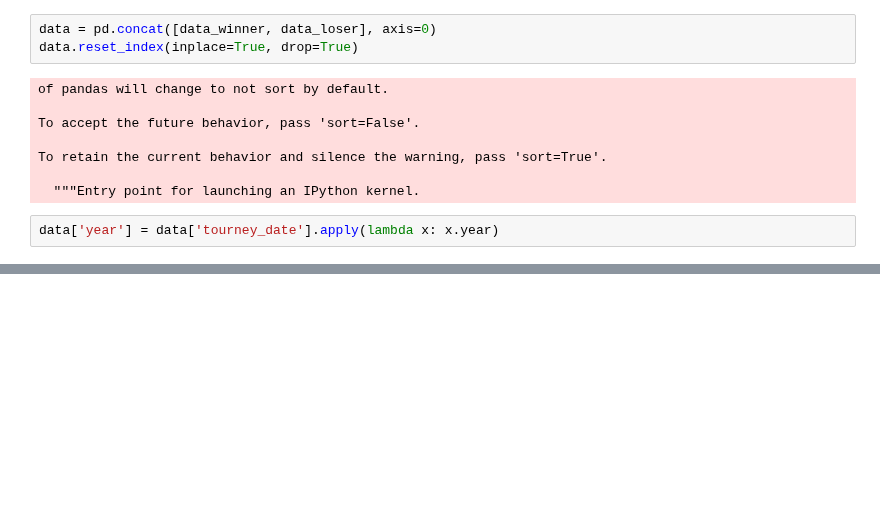
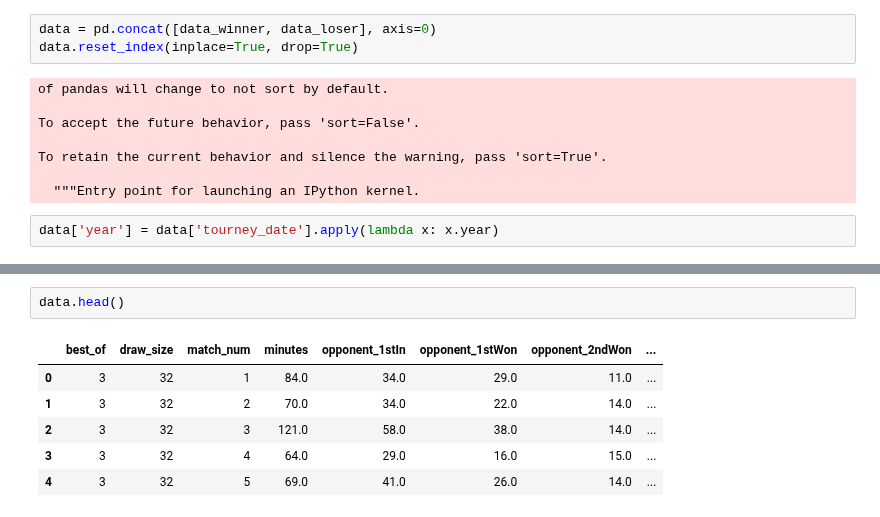
Before and after one commit to CesarRoaldes/tennis_match_time, a Jupyter notebook: base.ipynb, the cells around one changed output, grey strips where cells are left out. Drawn from its saved outputs; the diff is of its cells as text; blank space fills up the shorter version.

```diff
--- a/base.ipynb
+++ b/base.ipynb
@@ -78,0 +168,9 @@ plt.show()
+# %%
+data.head()
+# %% [output]
+|  | best_of | draw_size | match_num | minutes | opponent_1stIn | opponent_1stWon | opponent_2ndWon | ... |
+| 0 | 3 | 32 | 1 | 84.0 | 34.0 | 29.0 | 11.0 | ... |
+| 1 | 3 | 32 | 2 | 70.0 | 34.0 | 22.0 | 14.0 | ... |
+| 2 | 3 | 32 | 3 | 121.0 | 58.0 | 38.0 | 14.0 | ... |
+| 3 | 3 | 32 | 4 | 64.0 | 29.0 | 16.0 | 15.0 | ... |
+| 4 | 3 | 32 | 5 | 69.0 | 41.0 | 26.0 | 14.0 | ... |
```
Also changed, not shown: parts of 23 cells of this notebook.
